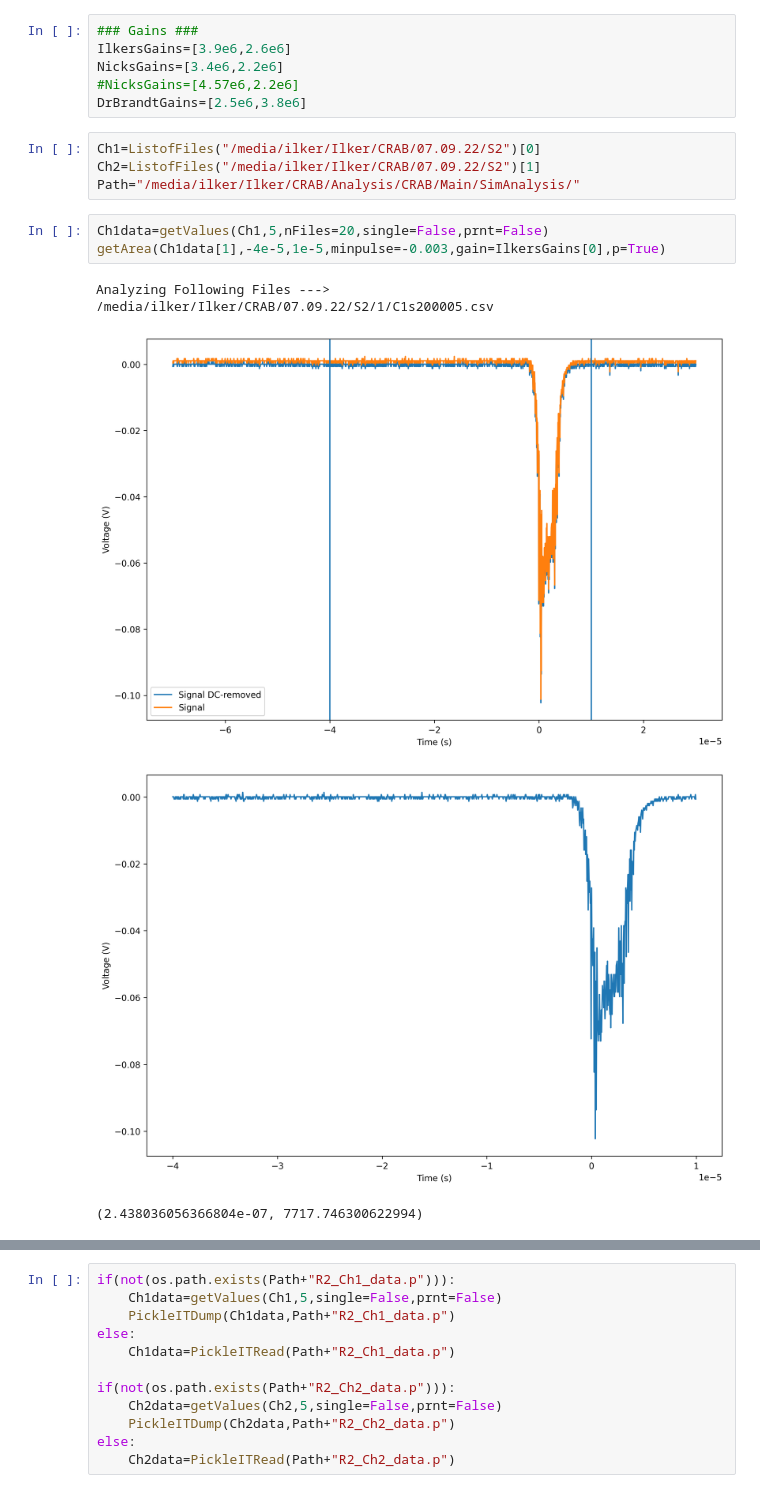
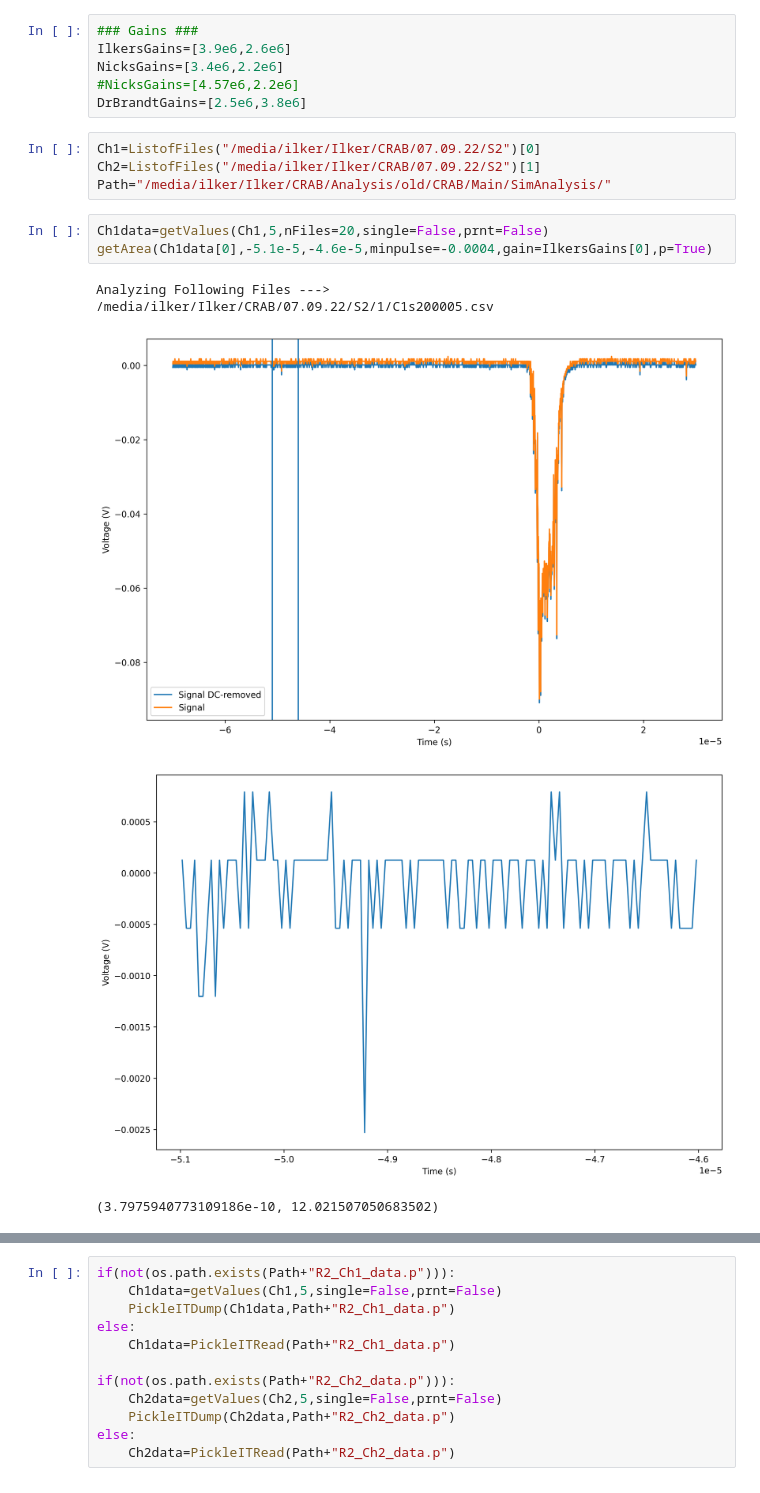
Before and after one commit to ilkerparmaksiz/Analysis, a Jupyter notebook: CRAB/Main/SimAnalysis/S2LightPulseAnalysis.ipynb, the cells around one changed output, grey strips where cells are left out. Cells and saved outputs as stored; diff of their text form.

Commit message:
Latest Analysis files added

```diff
--- a/CRAB/Main/SimAnalysis/S2LightPulseAnalysis.ipynb
+++ b/CRAB/Main/SimAnalysis/S2LightPulseAnalysis.ipynb
@@ -205,15 +205,15 @@ DrBrandtGains=[2.5e6,3.8e6]
 # %%
 Ch1=ListofFiles("/media/ilker/Ilker/CRAB/07.09.22/S2")[0]
 Ch2=ListofFiles("/media/ilker/Ilker/CRAB/07.09.22/S2")[1]
-Path="/media/ilker/Ilker/CRAB/Analysis/CRAB/Main/SimAnalysis/"
+Path="/media/ilker/Ilker/CRAB/Analysis/old/CRAB/Main/SimAnalysis/"
 # %%
 Ch1data=getValues(Ch1,5,nFiles=20,single=False,prnt=False)
-getArea(Ch1data[1],-4e-5,1e-5,minpulse=-0.003,gain=IlkersGains[0],p=True)
+getArea(Ch1data[0],-5.1e-5,-4.6e-5,minpulse=-0.0004,gain=IlkersGains[0],p=True)
 # %% [output]
 Analyzing Following Files ---> /media/ilker/Ilker/CRAB/07.09.22/S2/1/C1s200005.csv
-[figure, old version]
+[figure, new version]
-[figure, old version]
+[figure, new version]
-(2.438036056366804e-07, 7717.746300622994)
+(3.7975940773109186e-10, 12.021507050683502)
 # %%
 ##### SIM S2 ####
 SimPath="/media/ilker/Ilker/CRAB/07_20_2022/S2_counts/*.txt"
```
Also changed, not shown: parts of 8 cells of this notebook, 30 other files.
